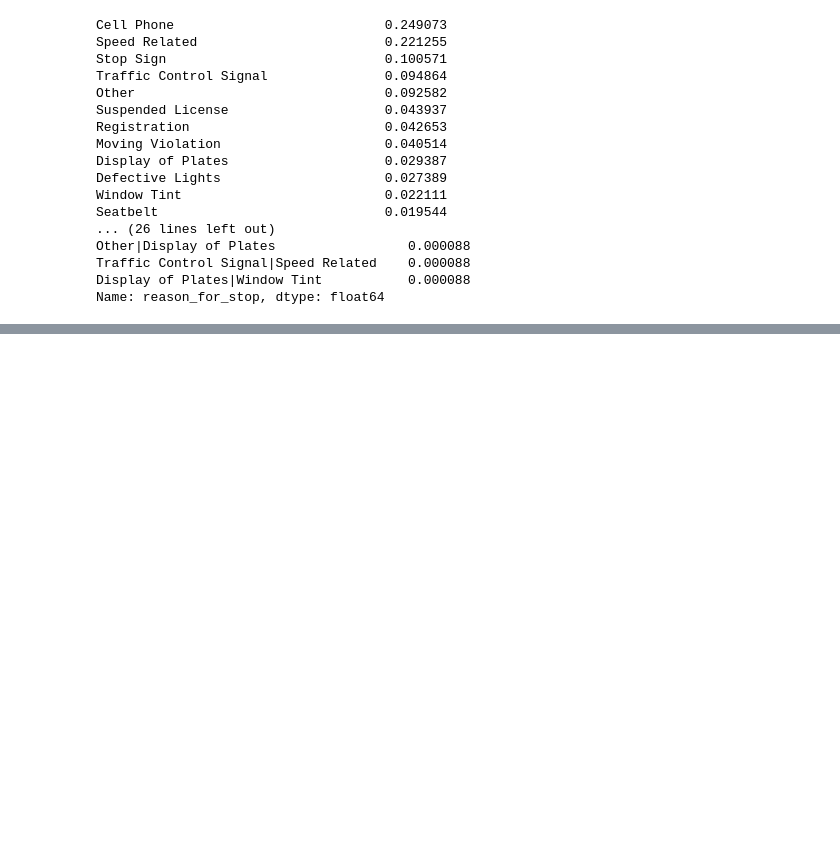
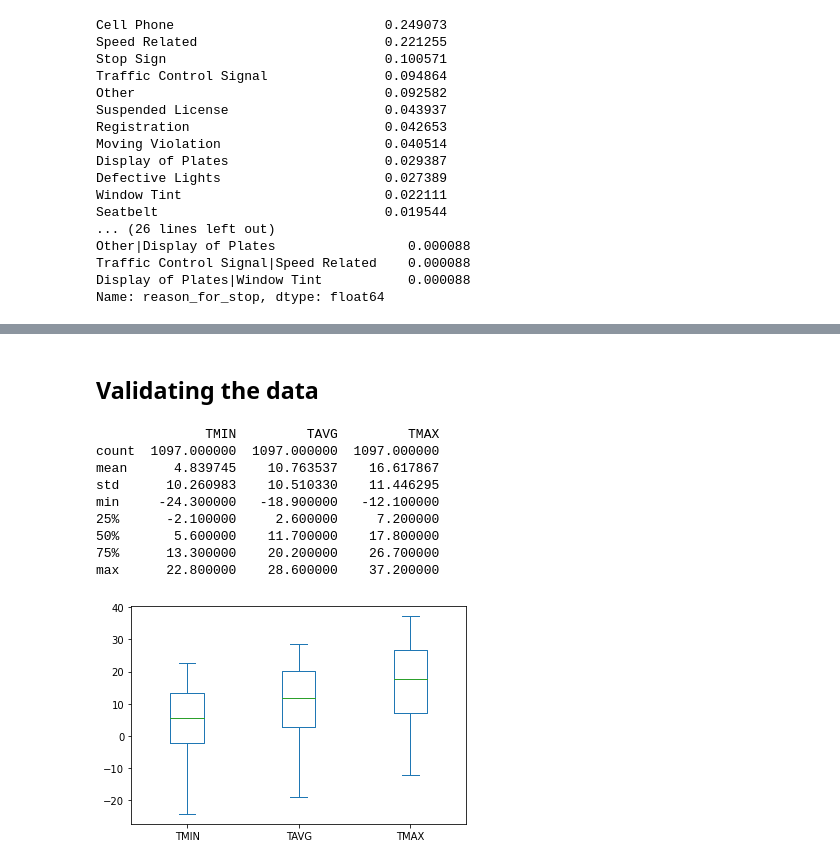
Before and after one commit to voidSoull/USA_trafic_stops_in_Hartford_State, a Jupyter notebook: trafic_stops.ipynb, the cells around one changed output, grey strips where cells are left out. Cells and saved outputs as stored; diff of their text form; code cells hidden in the pictures; blank space fills up the shorter version.

```diff
--- a/trafic_stops.ipynb
+++ b/trafic_stops.ipynb
@@ -311,0 +307,4 @@ all_zones.plot(kind='bar')
+# %%
+# Data values are downloaded in metric system
+weather=pd.read_csv('weather.csv')
+weather.head()
@@ -311,0 +353,22 @@ all_zones.plot(kind='bar')
+# %% [markdown]
+## Validating the data
+# %%
+# Describing the temperature columns
+print(weather[['TMIN', 'TAVG', 'TMAX']].describe())
+
+# Creating a box plot of the temperature columns
+weather[['TMIN', 'TAVG', 'TMAX']].plot(kind='box')
+
+# Display the plot
+plt.show()
+# %% [output]
+              TMIN         TAVG         TMAX
+count  1097.000000  1097.000000  1097.000000
+mean      4.839745    10.763537    16.617867
+std      10.260983    10.510330    11.446295
+min     -24.300000   -18.900000   -12.100000
+25%      -2.100000     2.600000     7.200000
+50%       5.600000    11.700000    17.800000
+75%      13.300000    20.200000    26.700000
+max      22.800000    28.600000    37.200000
+[figure, added]
```
Also changed, not shown: parts of 35 cells of this notebook, 1 other file.
